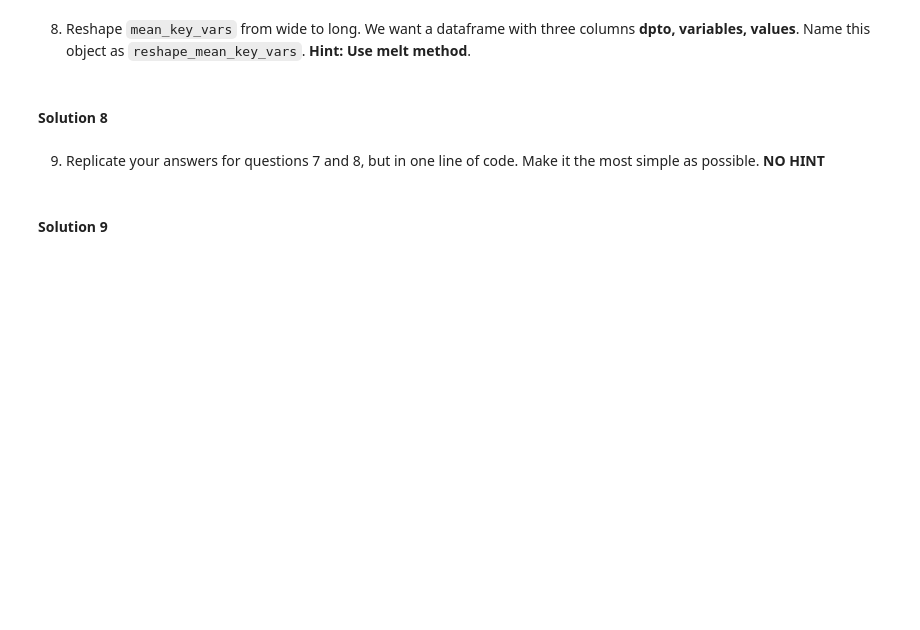
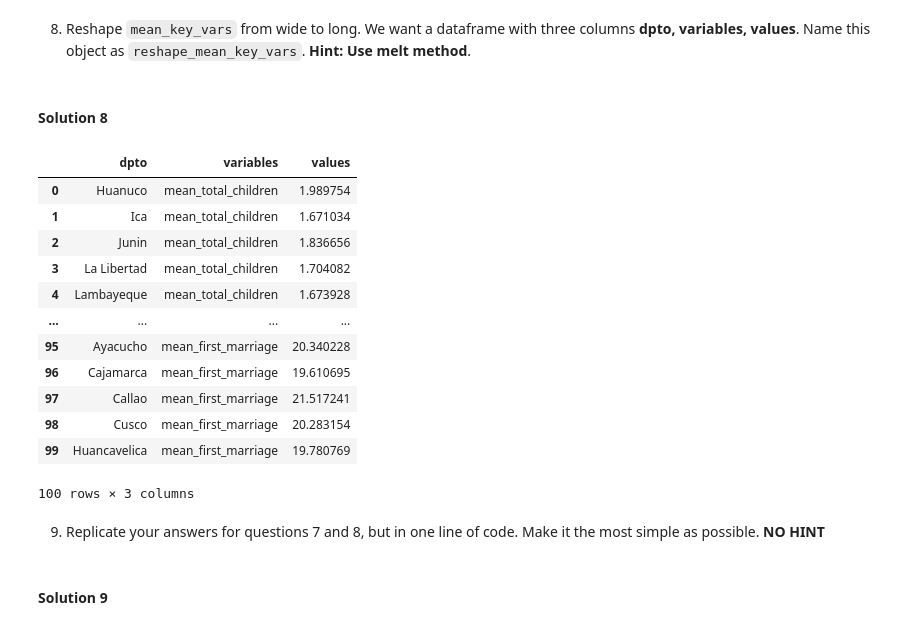
Before and after one commit to alexanderquispe/Diplomado_PUCP, a Jupyter notebook: Lecture_3/Assigment3/group_10_ass_3_2022.ipynb, the cells around one changed output. Saved outputs shown, nothing was run; the diff lists cells and outputs as text; code cells hidden in the pictures; blank space fills up the shorter version.

Commit message:
Exercises 7 and 8

```diff
--- a/Lecture_3/Assigment3/group_10_ass_3_2022.ipynb
+++ b/Lecture_3/Assigment3/group_10_ass_3_2022.ipynb
@@ -317,6 +317,34 @@ mean_key_vars
 8. Reshape `mean_key_vars` from wide to long. We want a dataframe with three columns **dpto, variables, values**. Name this object as `reshape_mean_key_vars`. **Hint: Use melt method**.
 # %% [markdown]
 #### Solution 8
+# %%
+## Reset index to have the "dpto" as a new column
+mean_key_vars = mean_key_vars.reset_index(inplace=False)
+
+## we use melt to change the shape from wide to long
+## select ID variable the "dpto" column, which is V024 in our case.
+## select value variables as the four columns indicated
+reshape_mean_key_vars = mean_key_vars.melt(id_vars = "V024", value_vars = ["mean_total_children", "mean_ideal_children", "mean_hb_yr_educ", "mean_first_marriage"])
+
+## Change the column names as indicated in the exercise
+reshape_mean_key_vars.columns = ['dpto', 'variables', "values"]
+
+## Print the new variable
+reshape_mean_key_vars
+# %% [output]
+|  | dpto | variables | values |
+| 0 | Huanuco | mean_total_children | 1.989754 |
+| 1 | Ica | mean_total_children | 1.671034 |
+| 2 | Junin | mean_total_children | 1.836656 |
+| 3 | La Libertad | mean_total_children | 1.704082 |
+| 4 | Lambayeque | mean_total_children | 1.673928 |
+| ... | ... | ... | ... |
+| 95 | Ayacucho | mean_first_marriage | 20.340228 |
+| 96 | Cajamarca | mean_first_marriage | 19.610695 |
+| 97 | Callao | mean_first_marriage | 21.517241 |
+| 98 | Cusco | mean_first_marriage | 20.283154 |
+| 99 | Huancavelica | mean_first_marriage | 19.780769 |
+100 rows × 3 columns
 # %% [markdown]
 9. Replicate your answers for questions 7 and 8, but in one line of code. Make it the most simple as possible. **NO HINT**
 # %% [markdown]
```
Also changed, not shown: parts of 1 cell of this notebook.
